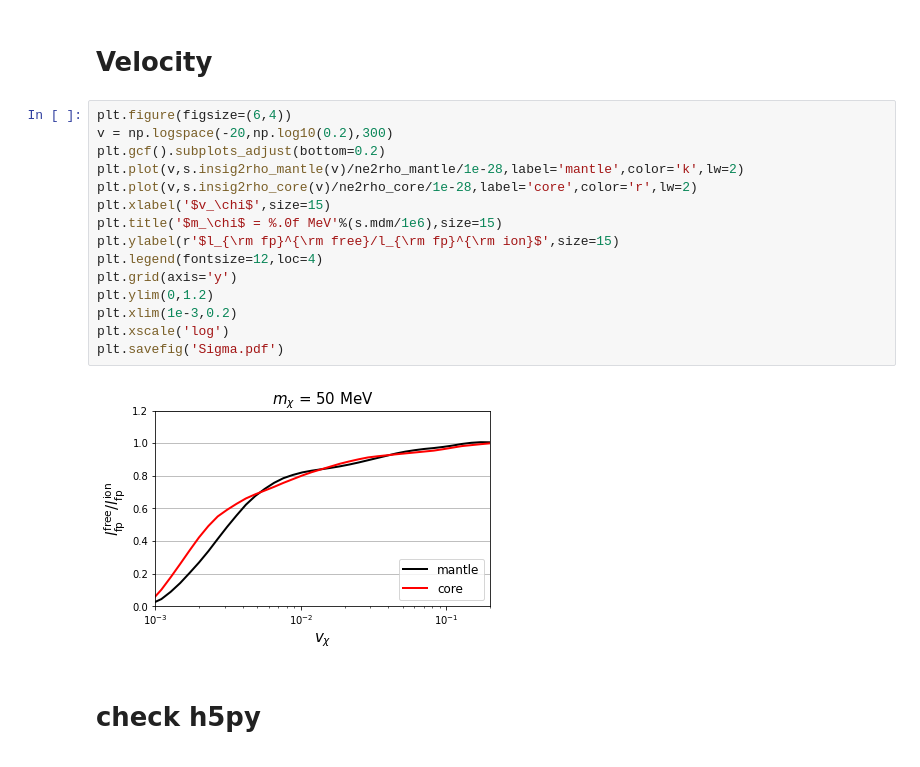
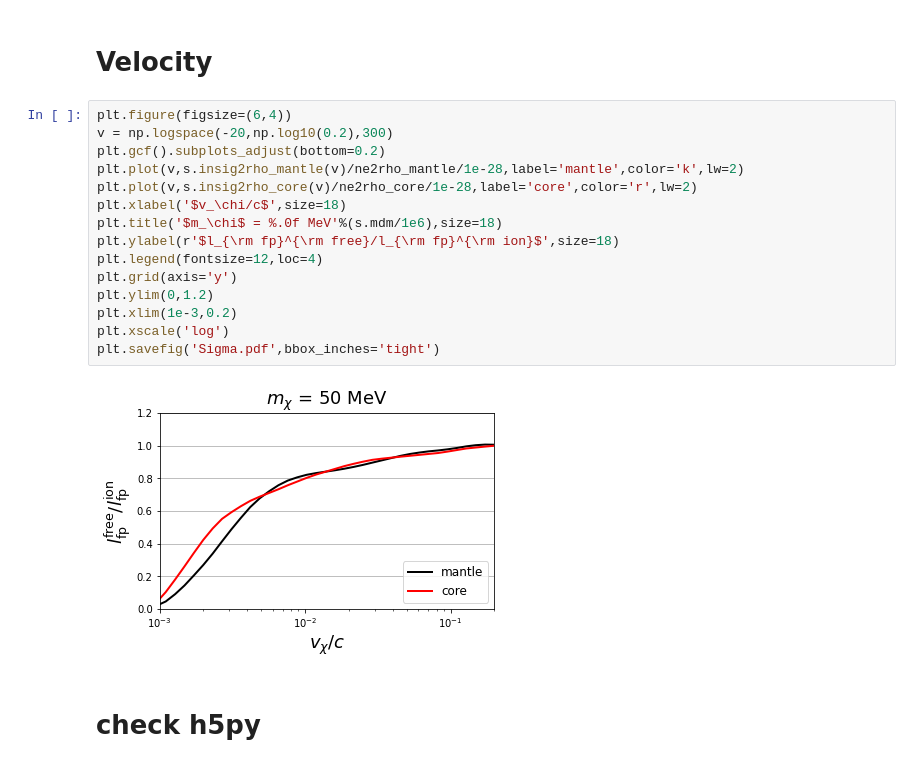
Before and after one commit to XueXiao-Physics/realEarthScatterDM, a Jupyter notebook: test_and_run.ipynb, the cells around one changed output. Cells and saved outputs as stored; diff of their text form.

```diff
--- a/test_and_run.ipynb
+++ b/test_and_run.ipynb
@@ -95,20 +95,20 @@ plt.grid()
 # %%
 plt.figure(figsize=(6,4))
 v = np.logspace(-20,np.log10(0.2),300)
 plt.gcf().subplots_adjust(bottom=0.2)
 plt.plot(v,s.insig2rho_mantle(v)/ne2rho_mantle/1e-28,label='mantle',color='k',lw=2)
 plt.plot(v,s.insig2rho_core(v)/ne2rho_core/1e-28,label='core',color='r',lw=2)
-plt.xlabel('$v_\chi$',size=15)
-plt.title('$m_\chi$ = %.0f MeV'%(s.mdm/1e6),size=15)
-plt.ylabel(r'$l_{\rm fp}^{\rm free}/l_{\rm fp}^{\rm ion}$',size=15)
+plt.xlabel('$v_\chi/c$',size=18)
+plt.title('$m_\chi$ = %.0f MeV'%(s.mdm/1e6),size=18)
+plt.ylabel(r'$l_{\rm fp}^{\rm free}/l_{\rm fp}^{\rm ion}$',size=18)
 plt.legend(fontsize=12,loc=4)
 plt.grid(axis='y')
 plt.ylim(0,1.2)
 plt.xlim(1e-3,0.2)
 plt.xscale('log')
-plt.savefig('Sigma.pdf')
+plt.savefig('Sigma.pdf',bbox_inches='tight')
 # %% [output]
-[figure, old version]
+[figure, new version]
 # %% [markdown]
 # check h5py
 # %%
```
Also changed, not shown: parts of 3 cells of this notebook.
